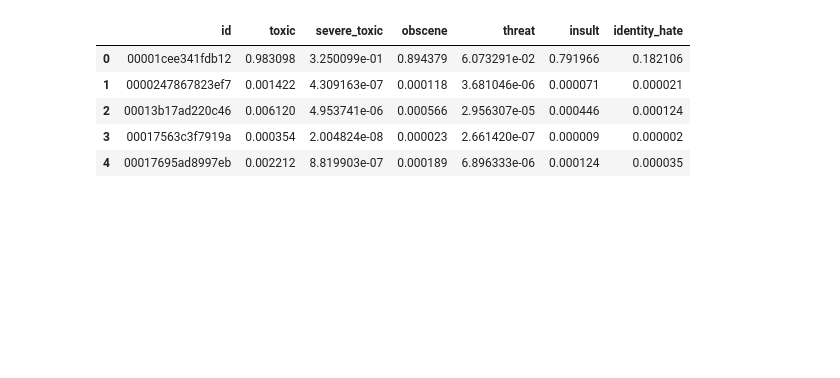
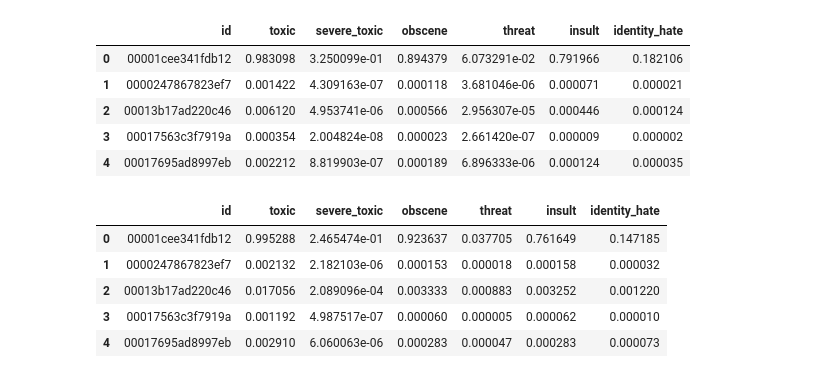
Before and after one commit to radpet/fmi-ml, a Jupyter notebook: toxic_comments/Ensembled.ipynb, the cells around one changed output. Saved outputs shown, nothing was run; the diff lists cells and outputs as text; code cells hidden in the pictures; blank space fills up the shorter version.

```diff
--- a/toxic_comments/Ensembled.ipynb
+++ b/toxic_comments/Ensembled.ipynb
@@ -50,5 +48,15 @@ conv_bi_lstm[:5]
 | 2 | 00013b17ad220c46 | 0.006120 | 4.953741e-06 | 0.000566 | 2.956307e-05 | 0.000446 | 0.000124 |
 | 3 | 00017563c3f7919a | 0.000354 | 2.004824e-08 | 0.000023 | 2.661420e-07 | 0.000009 | 0.000002 |
 | 4 | 00017695ad8997eb | 0.002212 | 8.819903e-07 | 0.000189 | 6.896333e-06 | 0.000124 | 0.000035 |
+# %%
+ensembled_tf_dense = pd.read_csv("./NN/submission_tf_dense.csv")
+ensembled_tf_dense[:5]
+# %% [output]
+|  | id | toxic | severe_toxic | obscene | threat | insult | identity_hate |
+| 0 | 00001cee341fdb12 | 0.995288 | 2.465474e-01 | 0.923637 | 0.037705 | 0.761649 | 0.147185 |
+| 1 | 0000247867823ef7 | 0.002132 | 2.182103e-06 | 0.000153 | 0.000018 | 0.000158 | 0.000032 |
+| 2 | 00013b17ad220c46 | 0.017056 | 2.089096e-04 | 0.003333 | 0.000883 | 0.003252 | 0.001220 |
+| 3 | 00017563c3f7919a | 0.001192 | 4.987517e-07 | 0.000060 | 0.000005 | 0.000062 | 0.000010 |
+| 4 | 00017695ad8997eb | 0.002910 | 6.060063e-06 | 0.000283 | 0.000047 | 0.000283 | 0.000073 |
 # %%
 ensembled_subm = (tf_subm.drop("id", axis=1) + lstm_subm.drop("id", axis=1) + conv_bi_lstm.drop("id", axis=1)) / 3
```
Also changed, not shown: parts of 9 cells of this notebook, 7 other files.
